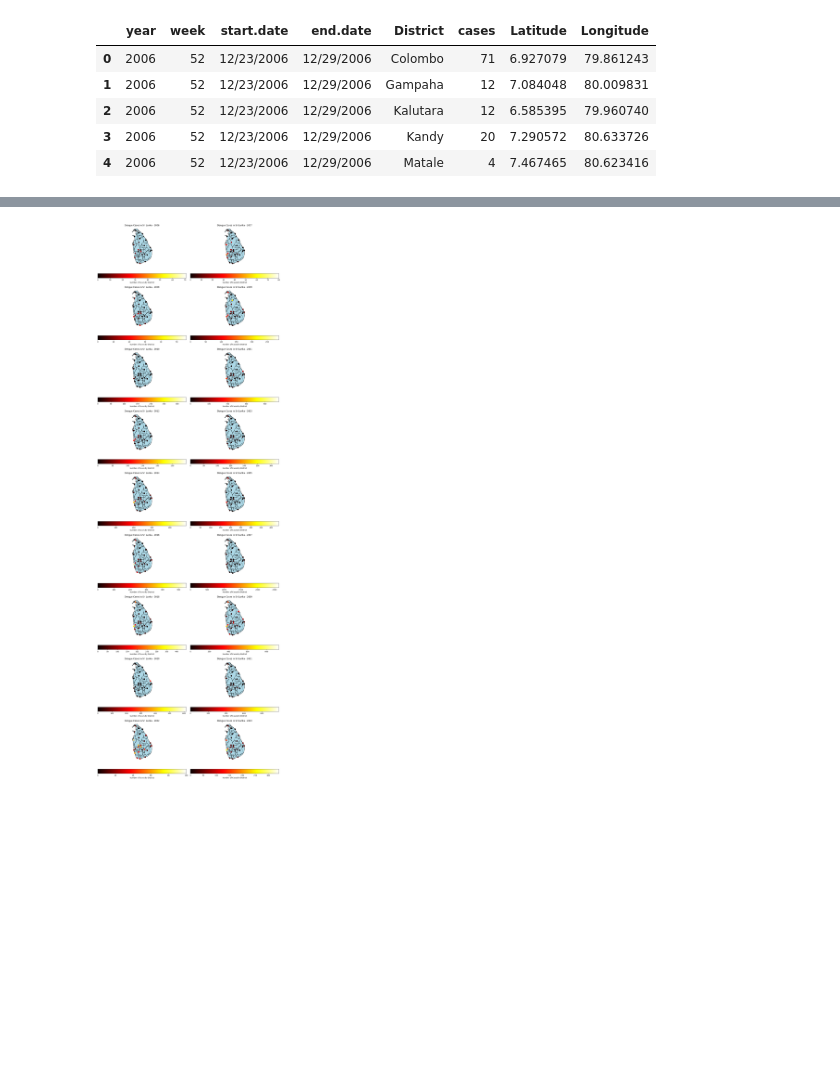
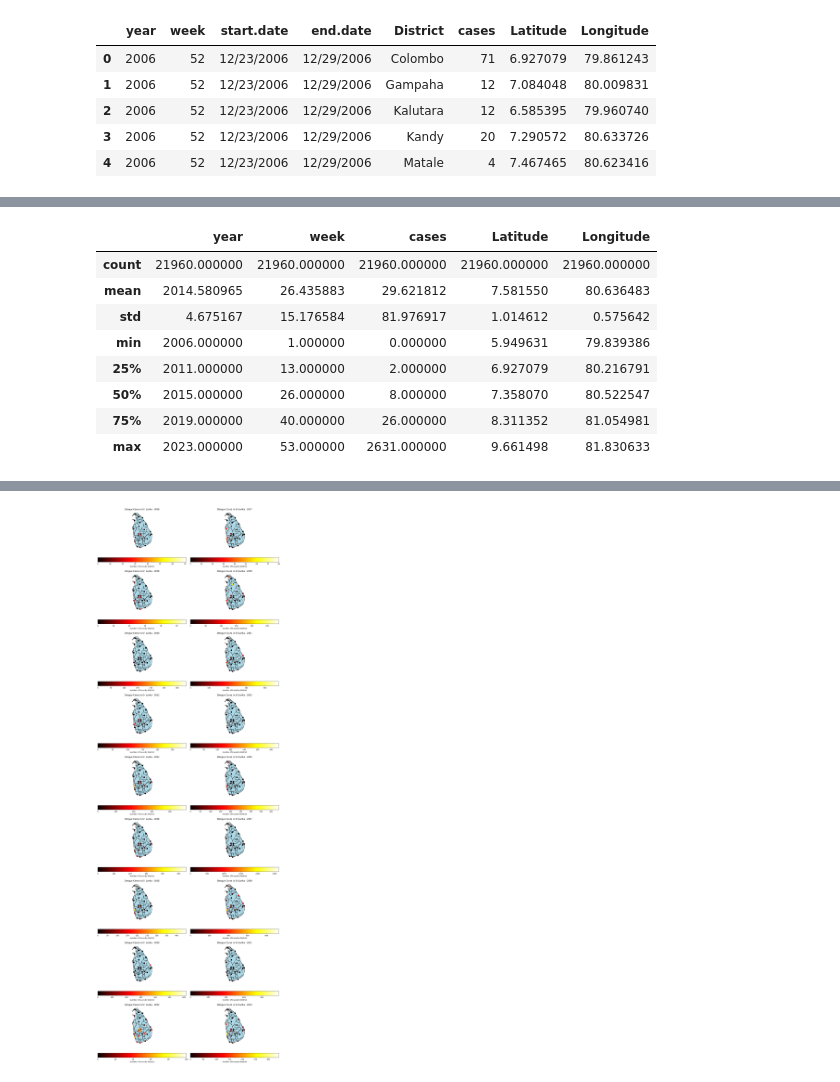
Before and after one commit to MilindiSenevirathne/COVID-19_Test, a Jupyter notebook: Data_Visualization.ipynb, the cells around one changed output, grey strips where cells are left out. Saved outputs shown, nothing was run; the diff lists cells and outputs as text; code cells hidden in the pictures; blank space fills up the shorter version.

```diff
--- a/Data_Visualization.ipynb
+++ b/Data_Visualization.ipynb
@@ -72,3 +77,15 @@ dengue_df.head()
 | 2 | 2006 | 52 | 12/23/2006 | 12/29/2006 | Kalutara | 12 | 6.585395 | 79.960740 | POINT (79.96074 6.58539) |
 | 3 | 2006 | 52 | 12/23/2006 | 12/29/2006 | Kandy | 20 | 7.290572 | 80.633726 | POINT (80.63373 7.29057) |
 | 4 | 2006 | 52 | 12/23/2006 | 12/29/2006 | Matale | 4 | 7.467465 | 80.623416 | POINT (80.62342 7.46746) |
+# %%
+dengue_df.describe()
+# %% [output]
+|  | year | week | cases | Latitude | Longitude |
+| count | 21960.000000 | 21960.000000 | 21960.000000 | 21960.000000 | 21960.000000 |
+| mean | 2014.580965 | 26.435883 | 29.621812 | 7.581550 | 80.636483 |
+| std | 4.675167 | 15.176584 | 81.976917 | 1.014612 | 0.575642 |
+| min | 2006.000000 | 1.000000 | 0.000000 | 5.949631 | 79.839386 |
+| 25% | 2011.000000 | 13.000000 | 2.000000 | 6.927079 | 80.216791 |
+| 50% | 2015.000000 | 26.000000 | 8.000000 | 7.358070 | 80.522547 |
+| 75% | 2019.000000 | 40.000000 | 26.000000 | 8.311352 | 81.054981 |
+| max | 2023.000000 | 53.000000 | 2631.000000 | 9.661498 | 81.830633 |
```
Also changed, not shown: parts of 13 cells of this notebook.
